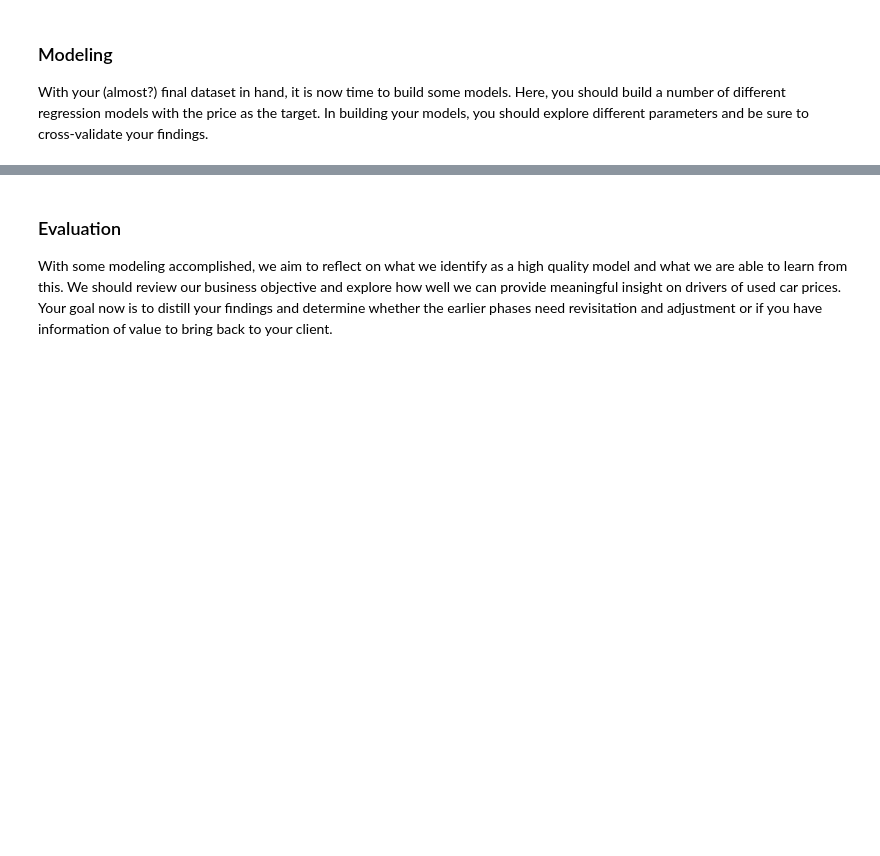
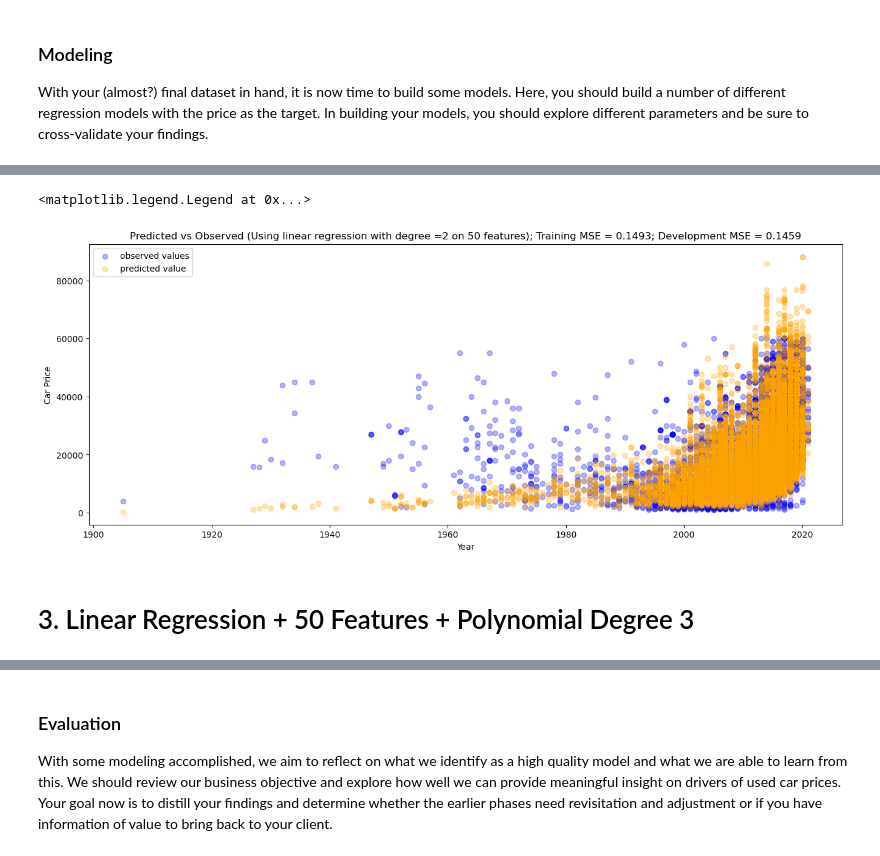
Before and after one commit to Sriworks1/UsedCarPriceAnalysis, a Jupyter notebook: UsedCarPriceAnalysis.ipynb, the cells around one changed output, grey strips where cells are left out. Cells and saved outputs as stored; diff of their text form; code cells hidden in the pictures; blank space fills up the shorter version.

```diff
--- a/UsedCarPriceAnalysis.ipynb
+++ b/UsedCarPriceAnalysis.ipynb
@@ -328,0 +384,5 @@ plt.legend()
+# %%
+X2 = df_imputed.drop(columns="price")
+y2 = np.log(df_imputed["price"])
+
+X_train2, X_test2, y_train2, y_test2 = train_test_split(X2, y2, test_size=0.3)
@@ -328,0 +405,37 @@ plt.legend()
+# %%
+col_transformer_lr2 = ColumnTransformer(transformers=[
+    ('ohe', OneHotEncoder(sparse=False, handle_unknown='ignore'), obj_cols),
+    ("ord", OrdinalEncoder(), ['condition']),
+    ("poly", PolynomialFeatures(degree=1, include_bias=False), ["cylinders", "odometer", "year"])
+])
+
+linear_reg_model2 = Pipeline([
+    ('transform', col_transformer_lr2),
+    ('scale', StandardScaler()),
+    ('linreg', LinearRegression())
+])
+
+linear_reg_model2.fit(X_train2, y_train2)
+
+linear_reg_train_mse2= round(mean_squared_error(linear_reg_model2.predict(X_train2), y_train2), 4)
+linear_reg_test_mse2=round(mean_squared_error(linear_reg_model2.predict(X_test2), y_test2),4)
+linear_reg_EV2 = explained_variance_score(y_train2, linear_reg_model2.predict(X_train2))
+
+train_mse.append(linear_reg_train_mse2)
+test_mse.append(linear_reg_test_mse2)
+explained_variance.append(linear_reg_EV2)
+model.append("Model 2 - Linear Regression")
+# %%
+plt.figure(figsize=(16,6))
+plt.scatter(X_train2['year'], np.exp(y_train2), c ="blue", alpha=0.3, label='observed values')
+plt.scatter(X_train2['year'], np.exp(linear_reg_model2.predict(X_train2)), c ="orange", alpha=0.3, label = 'predicted value')
+plt.title('Predicted vs Observed (Using linear regression with degree =2 on 50 features); Training MSE = ' + str(linear_reg_train_mse2) +
+          '; Development MSE = ' + str(linear_reg_test_mse2))
+plt.xlabel('Year')
+plt.ylabel('Car Price')
+plt.legend()
+# %% [output]
+<matplotlib.legend.Legend at 0x...>
+[figure, added]
+# %% [markdown]
+# 3. Linear Regression + 50 Features + Polynomial Degree 3
```
Also changed, not shown: parts of 33 cells of this notebook, 6 other files.
